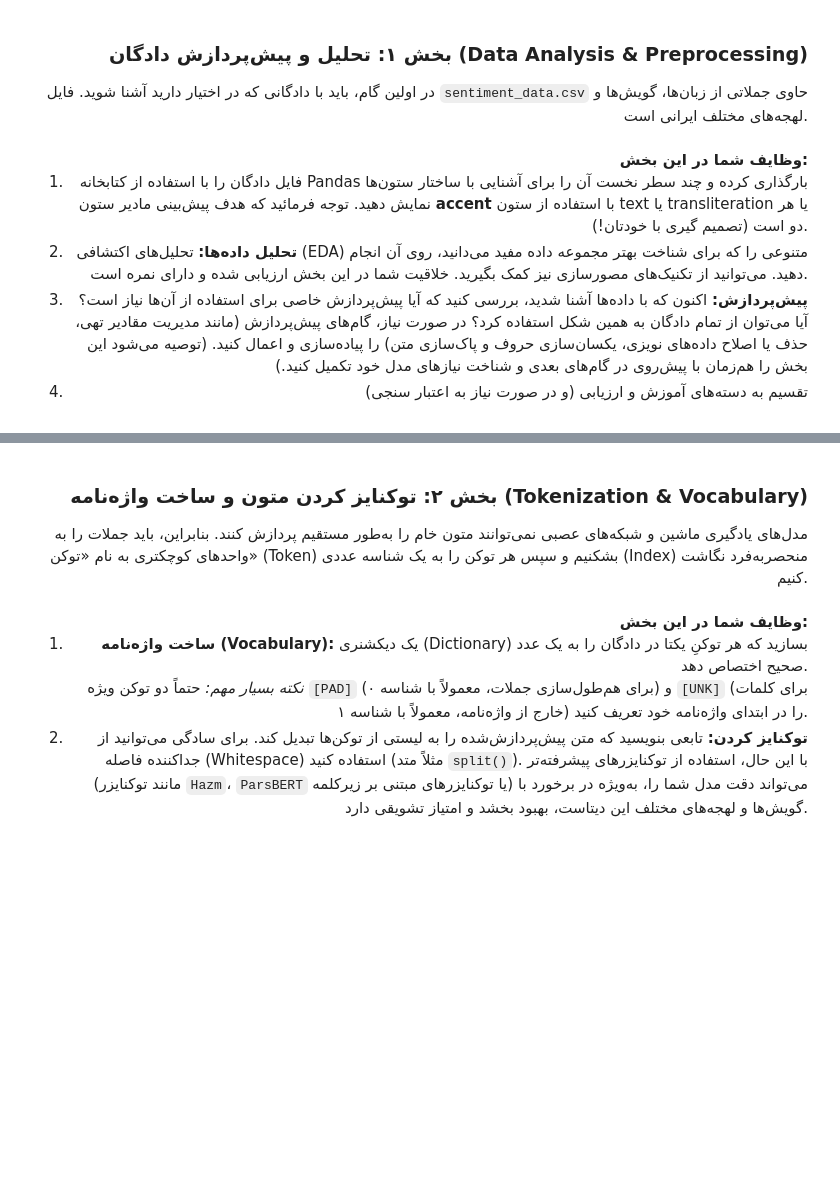
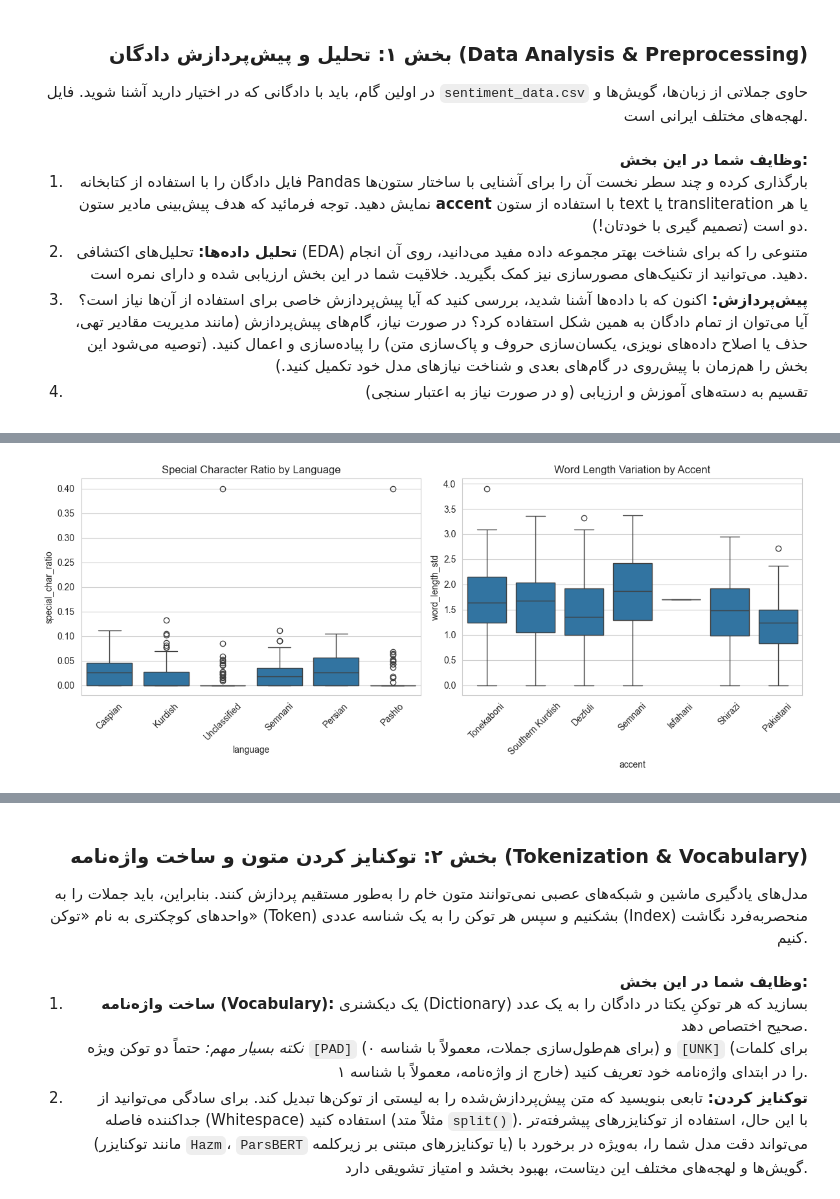
Before and after one commit to AmirhosseinRHT/Natural-Language-Processing-Projects, a Jupyter notebook: CA2/CA2.ipynb, the cells around one changed output, grey strips where cells are left out. Saved outputs shown, nothing was run; the diff lists cells and outputs as text; code cells hidden in the pictures; blank space fills up the shorter version.

```diff
--- a/CA2/CA2.ipynb
+++ b/CA2/CA2.ipynb
@@ -96,0 +133,33 @@ df.head()
+# %%
+import re
+
+sns.set_style("whitegrid")
+
+fig, axes = plt.subplots(1, 2, figsize=(12, 5))
+
+special_char_ratio = df['text'].dropna().apply(
+    lambda x: len(re.findall(r'[^\w\s\u0600-\u06FF\uFB50-\uFDFF\uFE70-\uFEFF]', str(x))) / max(len(str(x)), 1)
+)
+
+temp_df = df.dropna(subset=['text', 'language']).copy()
+temp_df['special_char_ratio'] = special_char_ratio.loc[temp_df.index]
+
+sns.boxplot(data=temp_df, x='language', y='special_char_ratio', ax=axes[0])
+axes[0].set_title('Special Character Ratio by Language')
+axes[0].tick_params(axis='x', rotation=45)
+
+word_length_std = df['text'].dropna().apply(
+    lambda x: [len(w) for w in str(x).split()] if str(x).split() else [0]
+).apply(lambda lens: np.std(lens) if lens else 0)
+
+temp_df2 = df.dropna(subset=['text', 'accent']).copy()
+temp_df2['word_length_std'] = word_length_std.loc[temp_df2.index]
+
+sns.boxplot(data=temp_df2, x='accent', y='word_length_std', ax=axes[1])
+axes[1].set_title('Word Length Variation by Accent')
+axes[1].tick_params(axis='x', rotation=45)
+
+plt.tight_layout()
+plt.show()
+# %% [output]
+[figure, added]
```
Also changed, not shown: parts of 5 cells of this notebook, 1 other file.
